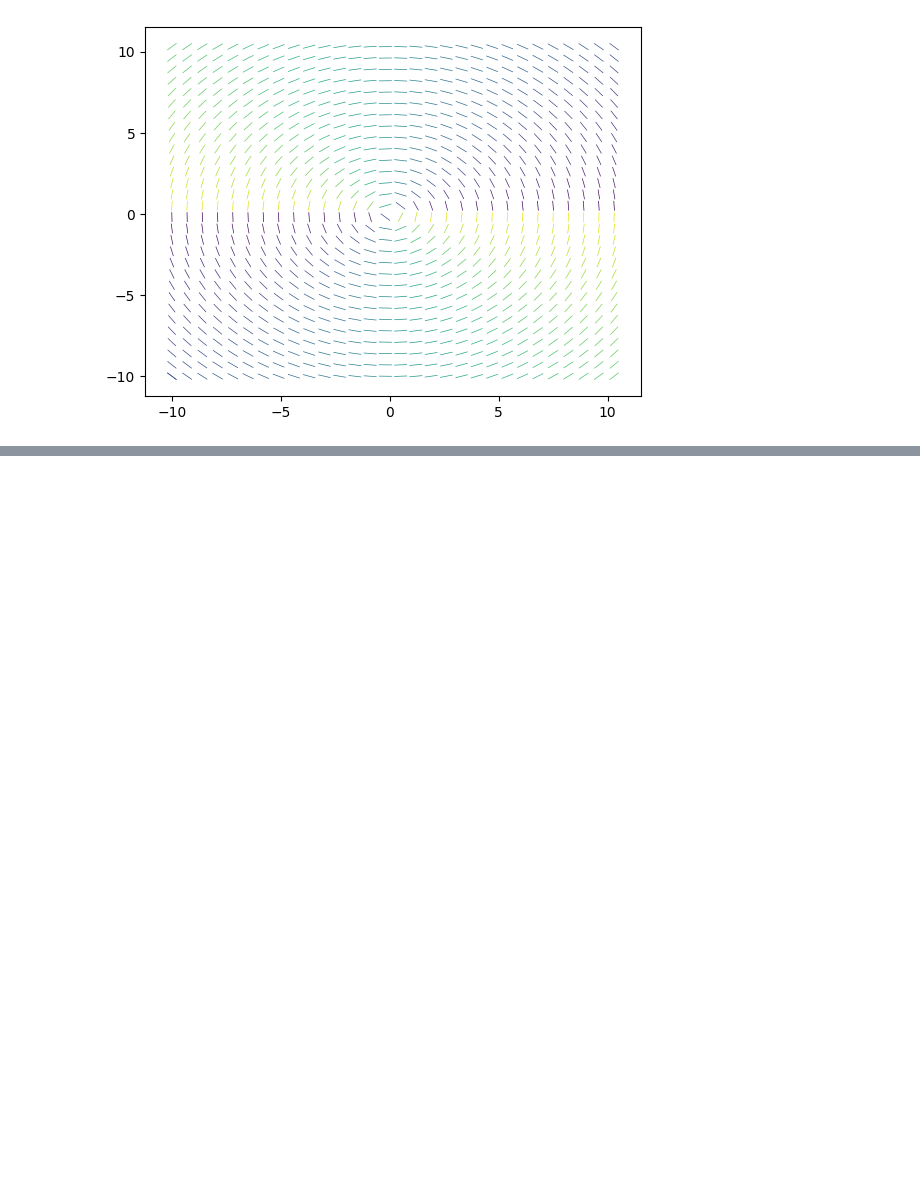
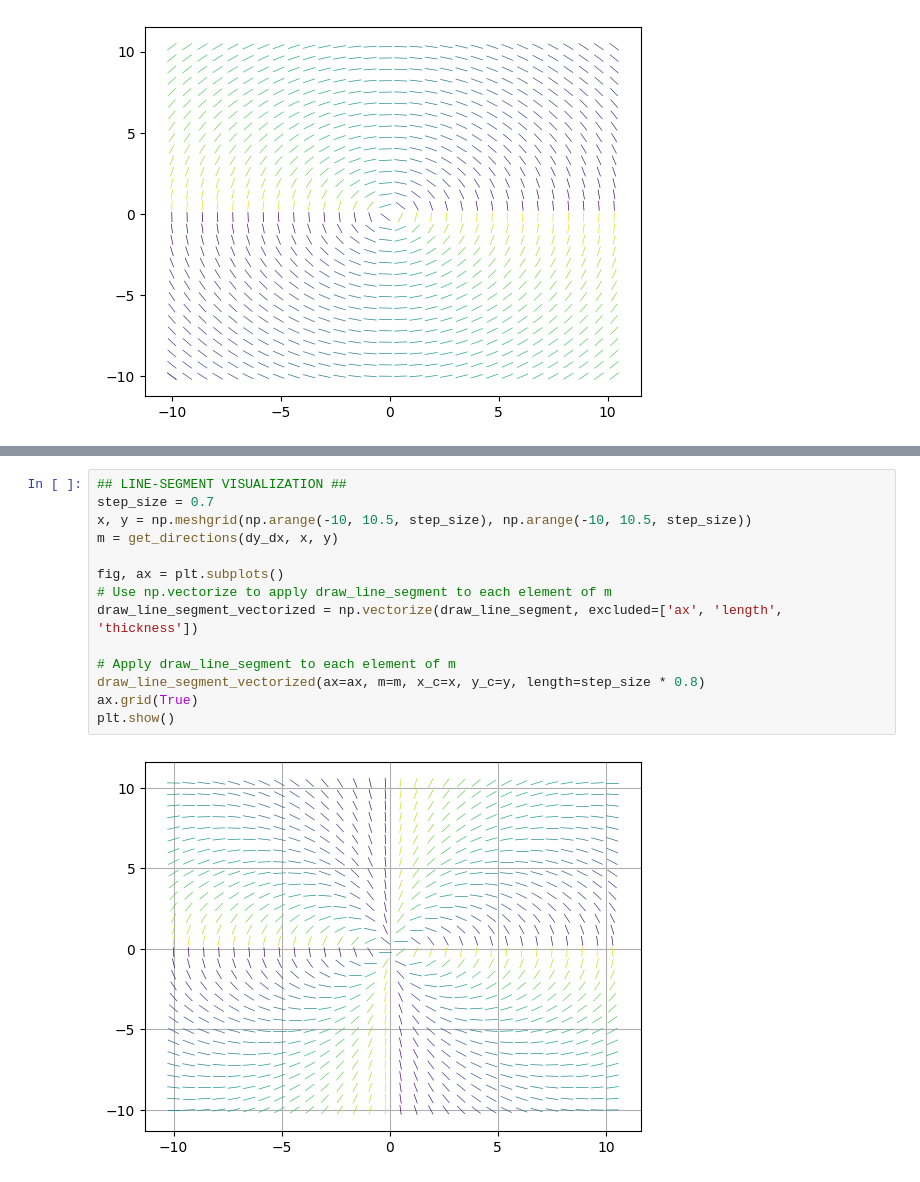
Before and after one commit to amin1nasim/Differential_Equation_Playground, a Jupyter notebook: Direction Field & Isocline/line-segments & isoclines.ipynb, the cells around one changed output, grey strips where cells are left out. Cells and saved outputs as stored; diff of their text form; blank space fills up the shorter version.

```diff
--- a/Direction Field & Isocline/line-segments & isoclines.ipynb
+++ b/Direction Field & Isocline/line-segments & isoclines.ipynb
@@ -69,0 +99,16 @@ plt.show()
+# %%
+## LINE-SEGMENT VISUALIZATION ##
+step_size = 0.7
+x, y = np.meshgrid(np.arange(-10, 10.5, step_size), np.arange(-10, 10.5, step_size))
+m = get_directions(dy_dx, x, y)
+
+fig, ax = plt.subplots()
+# Use np.vectorize to apply draw_line_segment to each element of m
+draw_line_segment_vectorized = np.vectorize(draw_line_segment, excluded=['ax', 'length', 'thickness'])
+
+# Apply draw_line_segment to each element of m
+draw_line_segment_vectorized(ax=ax, m=m, x_c=x, y_c=y, length=step_size * 0.8)
+ax.grid(True)
+plt.show()
+# %% [output]
+[figure, added]
```
Also changed, not shown: parts of 8 cells of this notebook.
